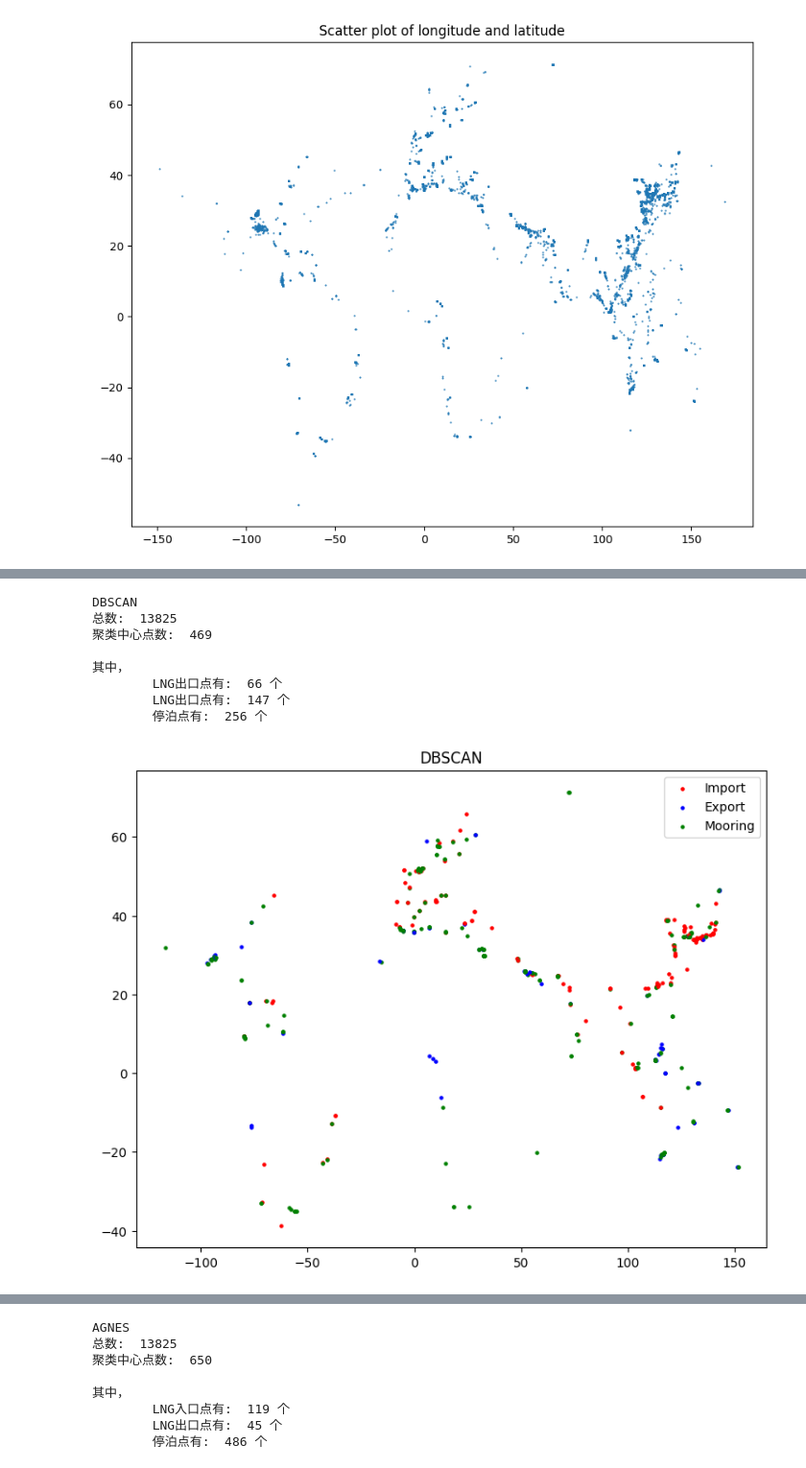
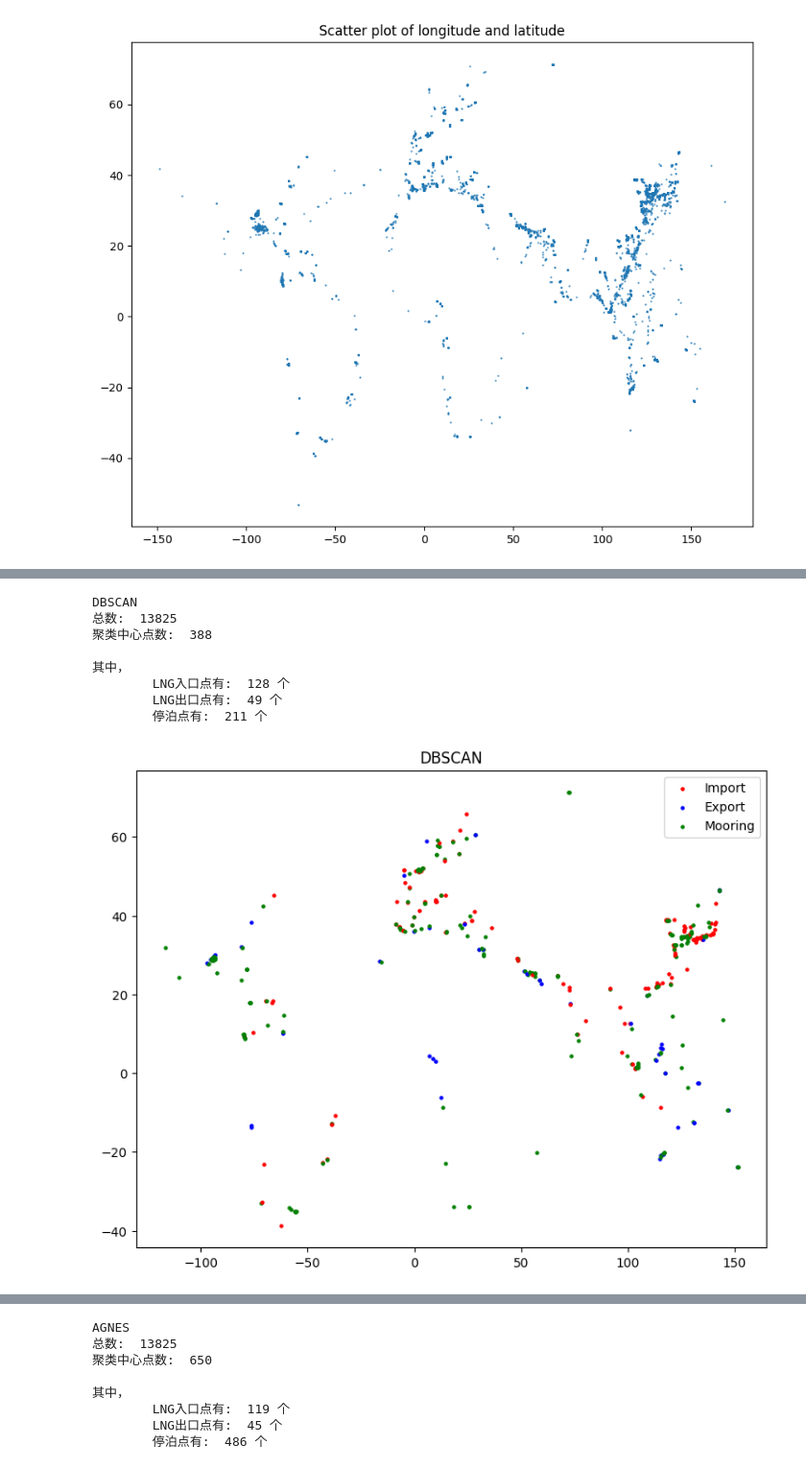
Before and after one commit to Looong01/LNG-Site-Clustering-Experiment, a Jupyter notebook: Run.ipynb, the cells around one changed output, grey strips where cells are left out. Shown: that part at 96% size. Saved outputs shown, nothing was run; the diff lists cells and outputs as text; code cells hidden in the pictures.

```diff
--- a/Run.ipynb
+++ b/Run.ipynb
@@ -81,25 +81,25 @@ K-means++
 # %%
 #使用DBSCAN算法聚合数据
-clustering_dbscan = DBSCAN(eps=1000, min_samples=3, n_jobs=-1,metric=distance).fit(data)
+clustering_dbscan = DBSCAN(eps=0.05, min_samples=3).fit(coord)
 dic = results_process(clustering_dbscan, data, "DBSCAN", filename="lng_results_list(DBSCAN).json")
 
 print("DBSCAN")
 print("总数: ", len(clustering_dbscan.labels_))
 print("聚类中心点数: ", len(set(clustering_dbscan.labels_)) - (1 if -1 in clustering_dbscan.labels_ else 0))
 print()
 print("其中，")
 print("\tLNG入口点有: ", len(dic["import"]), "个")
 print("\tLNG出口点有: ", len(dic["export"]), "个")
 print("\t停泊点有: ", len(dic["mooring"]), "个")
 # %% [output]
 DBSCAN
 总数:  13825
-聚类中心点数:  469
+聚类中心点数:  388
 
 其中，
-        LNG出口点有:  66 个
-        LNG出口点有:  147 个
-        停泊点有:  256 个
+        LNG入口点有:  128 个
+        LNG出口点有:  49 个
+        停泊点有:  211 个
-[figure, old version]
+[figure, new version]
 # %%
 #使用OPTICS算法聚合数据
```
Also changed, not shown: parts of 3 cells of this notebook, 1 other file.
